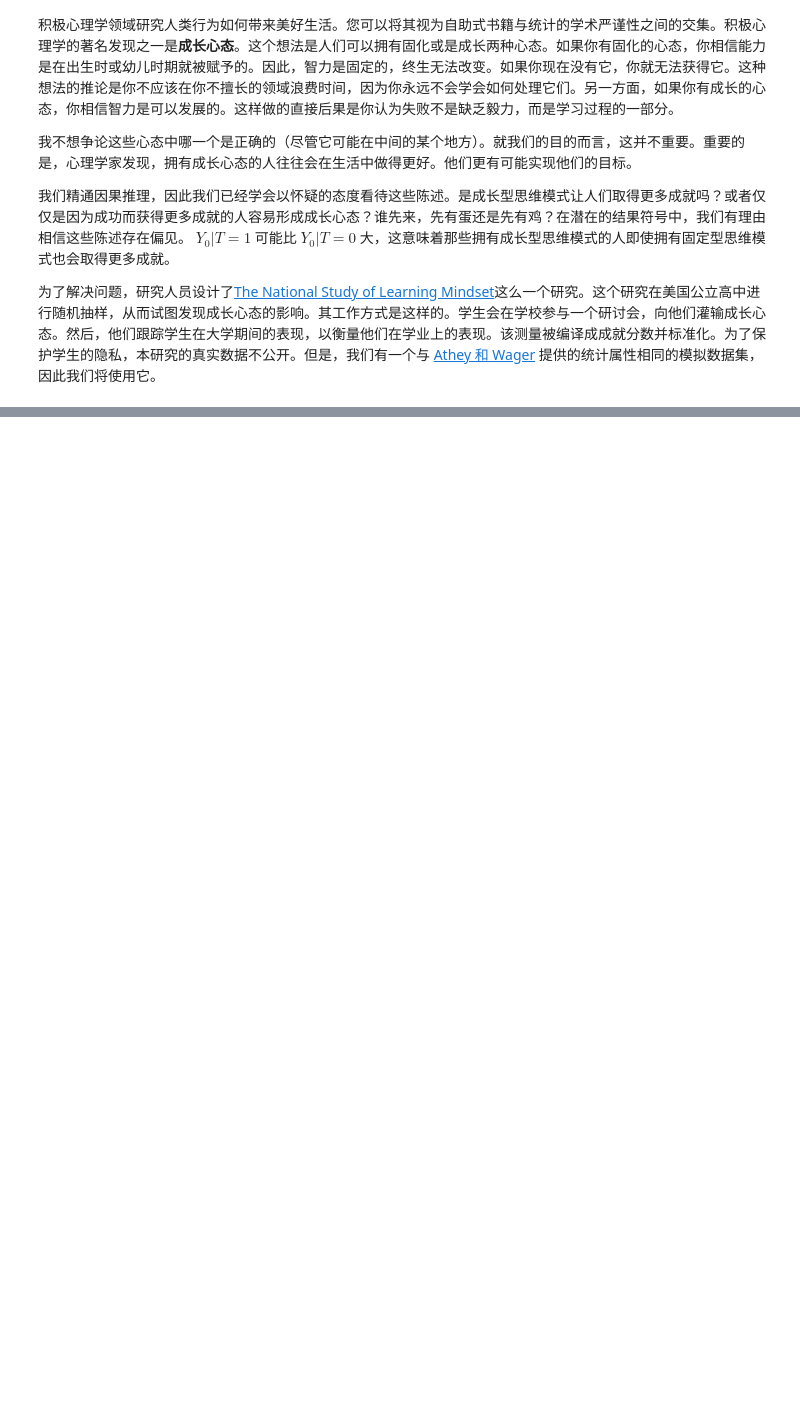
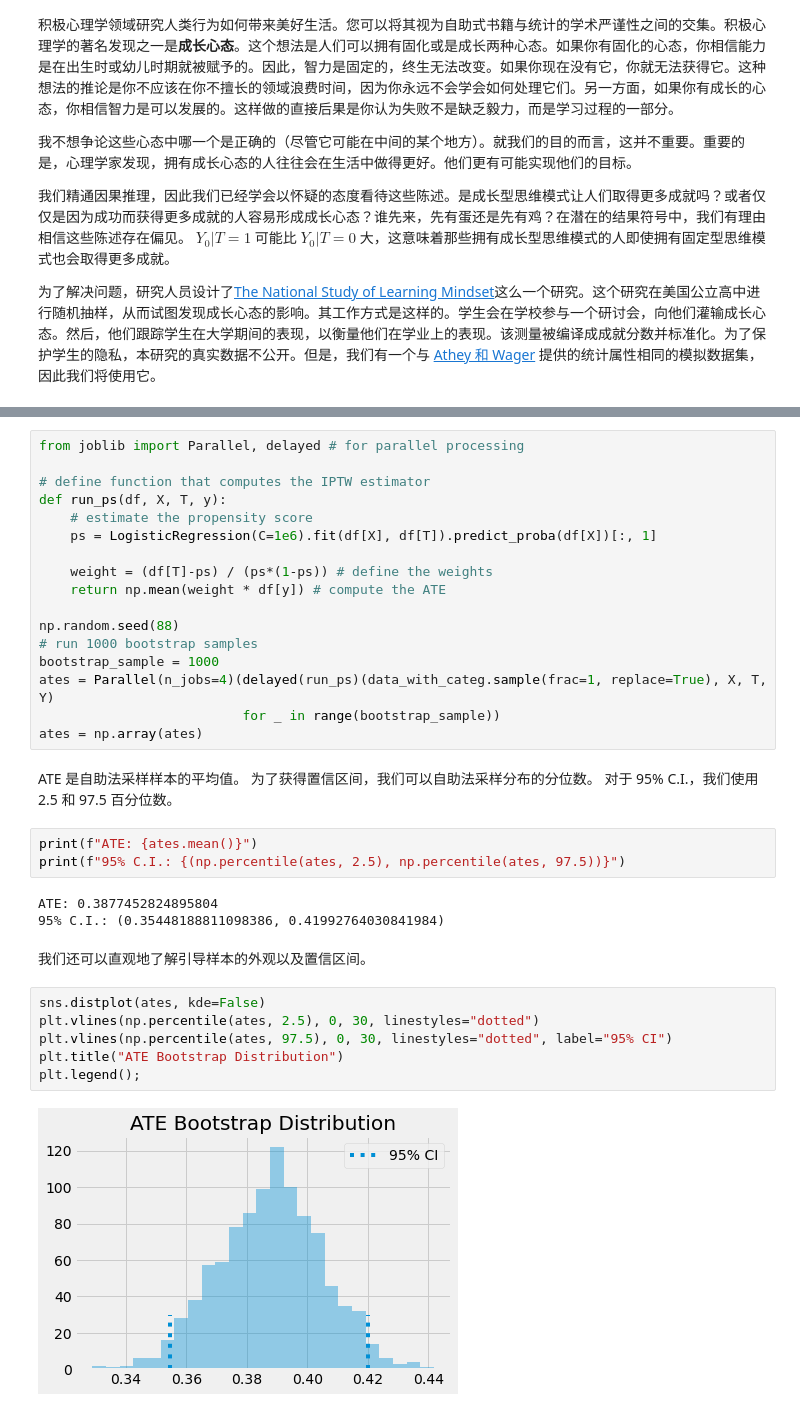
Before and after one commit to xieliaing/CausalInferenceIntro, a Jupyter notebook: chapters/11 第十一章 倾向得分.ipynb, the cells around one changed output, grey strips where cells are left out. Cells and saved outputs as stored; diff of their text form; blank space fills up the shorter version.

```diff
--- a/chapters/11 第十一章 倾向得分.ipynb
+++ b/chapters/11 第十一章 倾向得分.ipynb
@@ -12,0 +267,35 @@
+# %%
+from joblib import Parallel, delayed # for parallel processing
+
+# define function that computes the IPTW estimator
+def run_ps(df, X, T, y):
+    # estimate the propensity score
+    ps = LogisticRegression(C=1e6).fit(df[X], df[T]).predict_proba(df[X])[:, 1]
+
+    weight = (df[T]-ps) / (ps*(1-ps)) # define the weights
+    return np.mean(weight * df[y]) # compute the ATE
+
+np.random.seed(88)
+# run 1000 bootstrap samples
+bootstrap_sample = 1000
+ates = Parallel(n_jobs=4)(delayed(run_ps)(data_with_categ.sample(frac=1, replace=True), X, T, Y)
+                          for _ in range(bootstrap_sample))
+ates = np.array(ates)
+# %% [markdown]
+ATE 是自助法采样样本的平均值。 为了获得置信区间，我们可以自助法采样分布的分位数。 对于 95% C.I.，我们使用 2.5 和 97.5 百分位数。
+# %%
+print(f"ATE: {ates.mean()}")
+print(f"95% C.I.: {(np.percentile(ates, 2.5), np.percentile(ates, 97.5))}")
+# %% [output]
+ATE: 0.3877452824895804
+95% C.I.: (0.35448188811098386, 0.41992764030841984)
+# %% [markdown]
+我们还可以直观地了解引导样本的外观以及置信区间。
+# %%
+sns.distplot(ates, kde=False)
+plt.vlines(np.percentile(ates, 2.5), 0, 30, linestyles="dotted")
+plt.vlines(np.percentile(ates, 97.5), 0, 30, linestyles="dotted", label="95% CI")
+plt.title("ATE Bootstrap Distribution")
+plt.legend();
+# %% [output]
+[figure, added]
```
Also changed, not shown: parts of 36 cells of this notebook.
